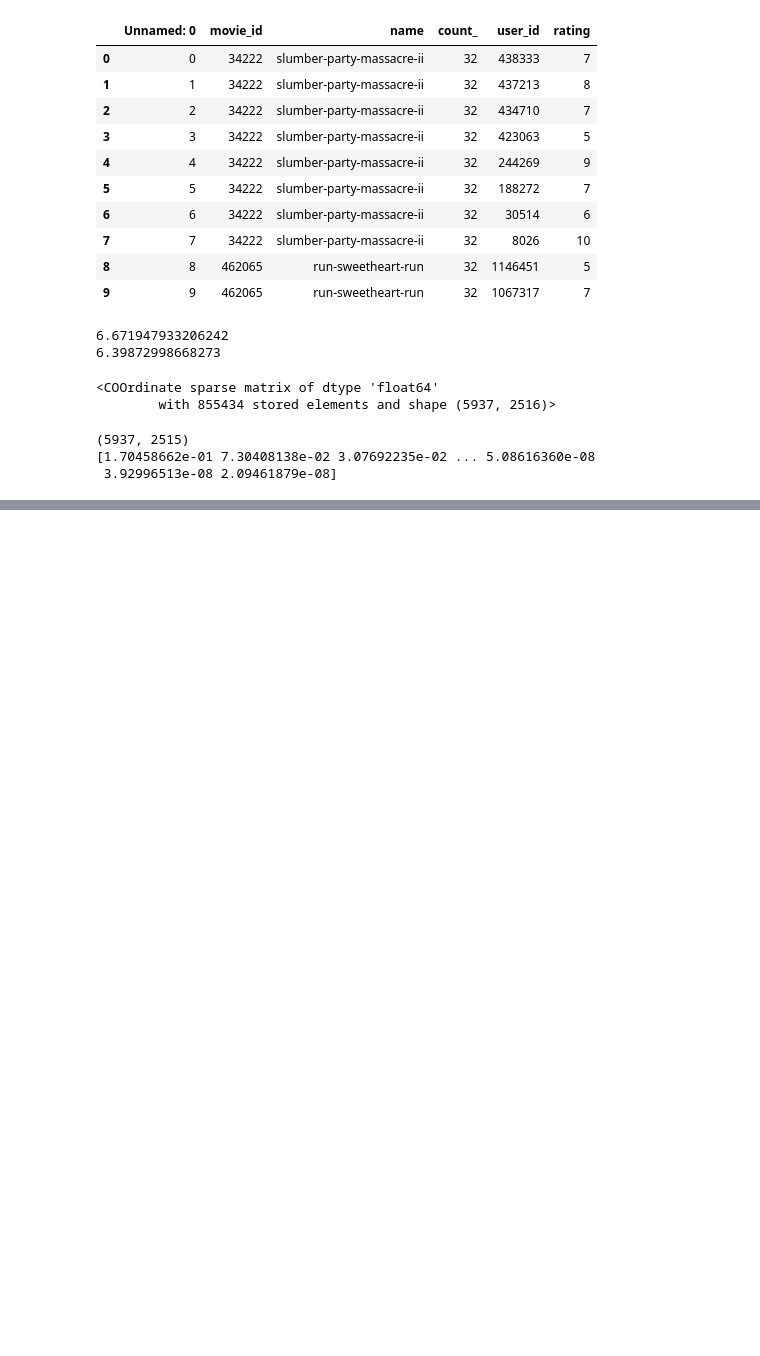
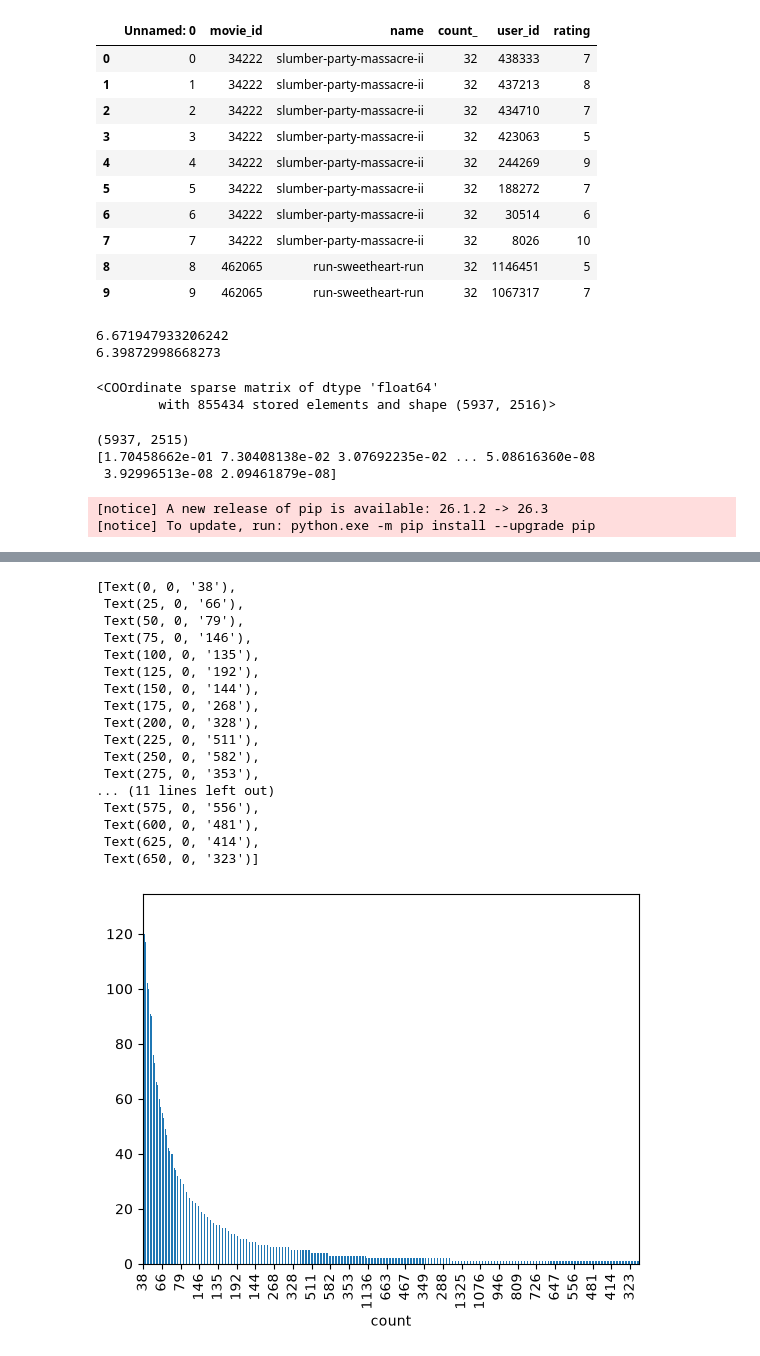
Before and after one commit to AbhilashaTandon/letterboxd_analyzer, a Jupyter notebook: analysis/analysis.ipynb, the cells around one changed output, grey strips where cells are left out. Drawn from its saved outputs; the diff is of its cells as text; code cells hidden in the pictures; blank space fills up the shorter version.

Commit message:
graph describing how many movies have x number of reviews for all movies

```diff
--- a/analysis/analysis.ipynb
+++ b/analysis/analysis.ipynb
@@ -82,3 +82,20 @@ fig = px.scatter(plot_data,
 fig.show()
 
 # graph the first two principal components of pca for each movie
+# %%
+!pip install matplotlib
+import matplotlib as plt
+
+#display how many movies have x number of reviews for all movies
+occurances = reviews['name'].value_counts() #number of reviews per movie
+revCount = occurances.value_counts() #number of movies with x number of reviews
+
+ax = revCount.plot(kind='bar')
+
+ax.set_xticks(np.arange(0, len(revCount), 25))
+ax.set_xticklabels(revCount.index[::25])
+
+# plt.show()
+# %% [output]
+[notice] A new release of pip is available: 26.1.2 -> 26.3
+[notice] To update, run: python.exe -m pip install --upgrade pip
@@ -84,0 +114,18 @@ fig.show()
+[Text(0, 0, '38'),
+ Text(25, 0, '66'),
+ Text(50, 0, '79'),
+ Text(75, 0, '146'),
+ Text(100, 0, '135'),
+ Text(125, 0, '192'),
+ Text(150, 0, '144'),
+ Text(175, 0, '268'),
+ Text(200, 0, '328'),
+ Text(225, 0, '511'),
+ Text(250, 0, '582'),
+ Text(275, 0, '353'),
+... (11 lines left out)
+ Text(575, 0, '556'),
+ Text(600, 0, '481'),
+ Text(625, 0, '414'),
+ Text(650, 0, '323')]
+[figure, added]
```
Also changed, not shown: parts of 1 cell of this notebook.
